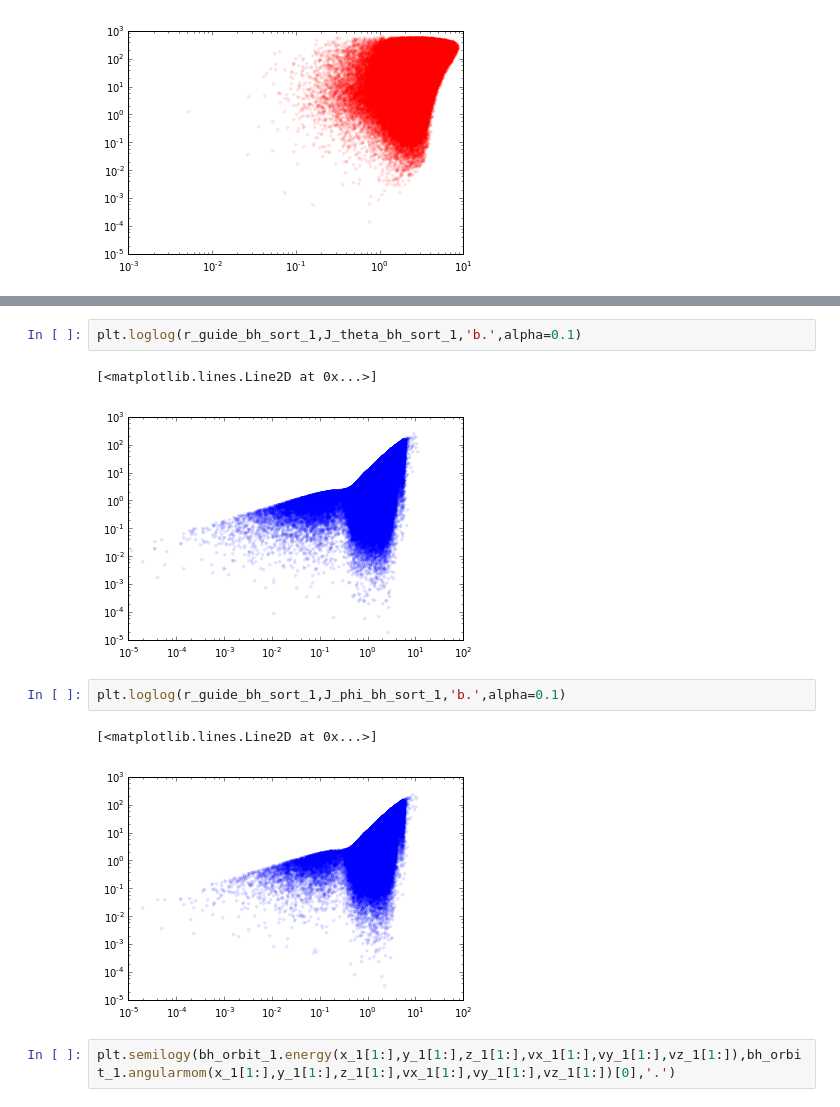
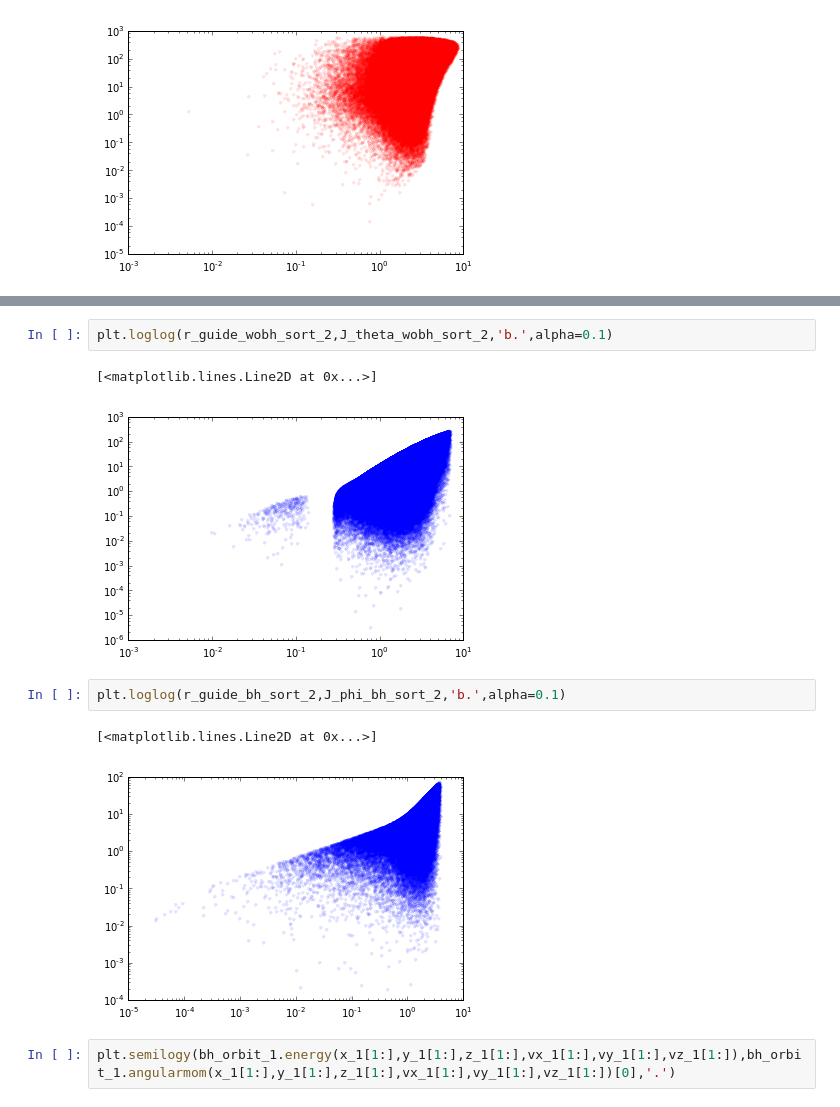
Before and after one commit to sophialilleengen/GC_actions, a Jupyter notebook: J_r_over_anisotropy_param.ipynb, the cells around one changed output, grey strips where cells are left out. Cells and saved outputs as stored; diff of their text form.

```diff
--- a/J_r_over_anisotropy_param.ipynb
+++ b/J_r_over_anisotropy_param.ipynb
@@ -154,13 +229,13 @@ plt.loglog(r_guide_wobh_sort_1,J_r_wobh_sort_1,'r.',alpha=0.1)
 # %%
-plt.loglog(r_guide_bh_sort_1,J_theta_bh_sort_1,'b.',alpha=0.1)
+plt.loglog(r_guide_wobh_sort_2,J_theta_wobh_sort_2,'b.',alpha=0.1)
 # %% [output]
 [<matplotlib.lines.Line2D at 0x...>]
-[figure, old version]
+[figure, new version]
 # %%
-plt.loglog(r_guide_bh_sort_1,J_phi_bh_sort_1,'b.',alpha=0.1)
+plt.loglog(r_guide_bh_sort_2,J_phi_bh_sort_2,'b.',alpha=0.1)
 # %% [output]
 [<matplotlib.lines.Line2D at 0x...>]
-[figure, old version]
+[figure, new version]
 # %%
 plt.semilogy(bh_orbit_1.energy(x_1[1:],y_1[1:],z_1[1:],vx_1[1:],vy_1[1:],vz_1[1:]),bh_orbit_1.angularmom(x_1[1:],y_1[1:],z_1[1:],vx_1[1:],vy_1[1:],vz_1[1:])[0],'.')
 # %% [output]
```
Also changed, not shown: parts of 19 cells of this notebook, 3 other files.
